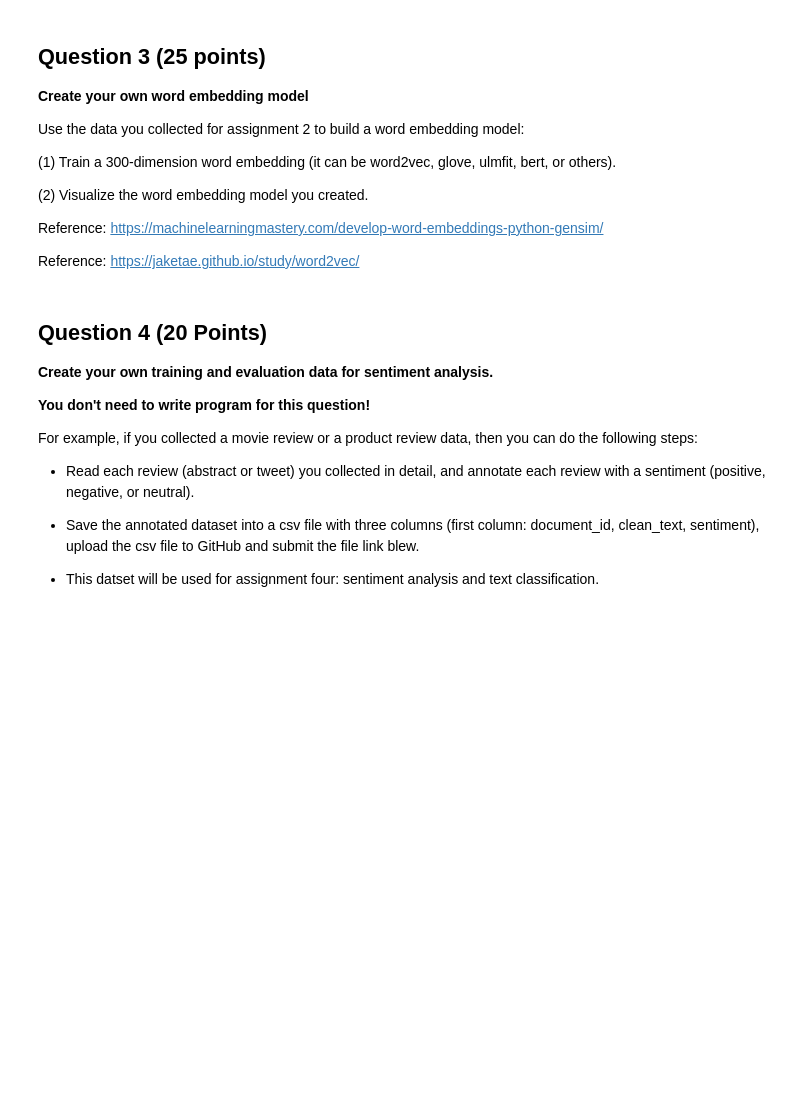
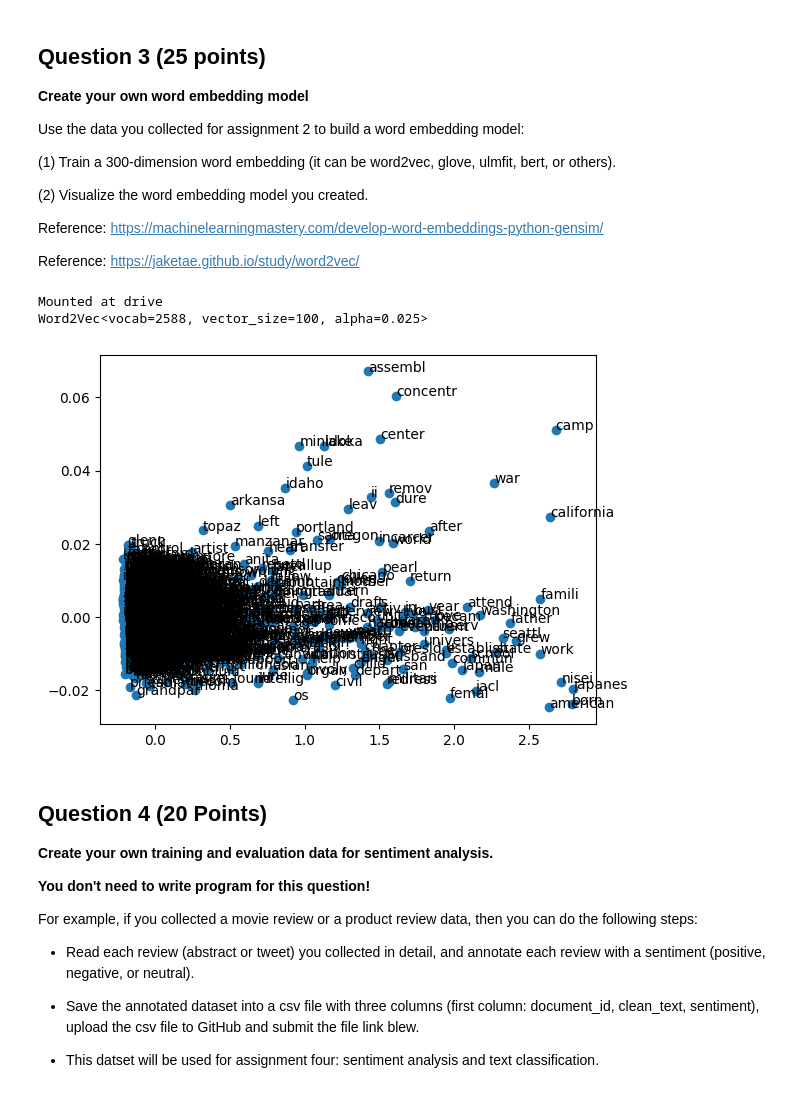
Before and after one commit to kahosadi/INFO5731_Spring_2024, a Jupyter notebook: Christopher_Nelfrits_Assignment_03.ipynb, the cells around one changed output. Drawn from its saved outputs; the diff is of its cells as text; code cells hidden in the pictures; blank space fills up the shorter version.

```diff
--- a/Christopher_Nelfrits_Assignment_03.ipynb
+++ b/Christopher_Nelfrits_Assignment_03.ipynb
@@ -399,3 +547,42 @@ Reference: https://jaketae.github.io/study/word2vec/
+# %%
+# Write your code here
+
+import pandas as pd
+import pprint
+from google.colab import drive
+import math
+import re
+from gensim.models import Word2Vec
+from sklearn.decomposition import PCA
+from matplotlib import pyplot
+
+drive.mount('drive', force_remount=True)
+dataframe = pd.read_csv('/content/drive/My Drive/densho_11700380_cleaned.csv')
+
+sentences = []
+# define training data
+for i in range(300):
+  sentences.append(str(dataframe.iloc[i]['desc']).split(" "))
+
+# train model
+model = Word2Vec(sentences, min_count=1)
+# summarize the loaded model
+print(model)
+# summarize vocabulary
+words = list(model.wv.key_to_index)
+
+x = model.wv[words]
+pca = PCA(n_components=2)
+result = pca.fit_transform(x)
+
+pyplot.scatter(result[:, 0], result[:, 1])
+for i, word in enumerate(words):
+    pyplot.annotate(word, xy=(result[i, 0], result[i, 1]))
+pyplot.show()
+# %% [output]
+Mounted at drive
+Word2Vec<vocab=2588, vector_size=100, alpha=0.025>
+[figure, added]
 # %% [markdown]
 ## Question 4 (20 Points)
 
```
Also changed, not shown: parts of 5 cells of this notebook.
